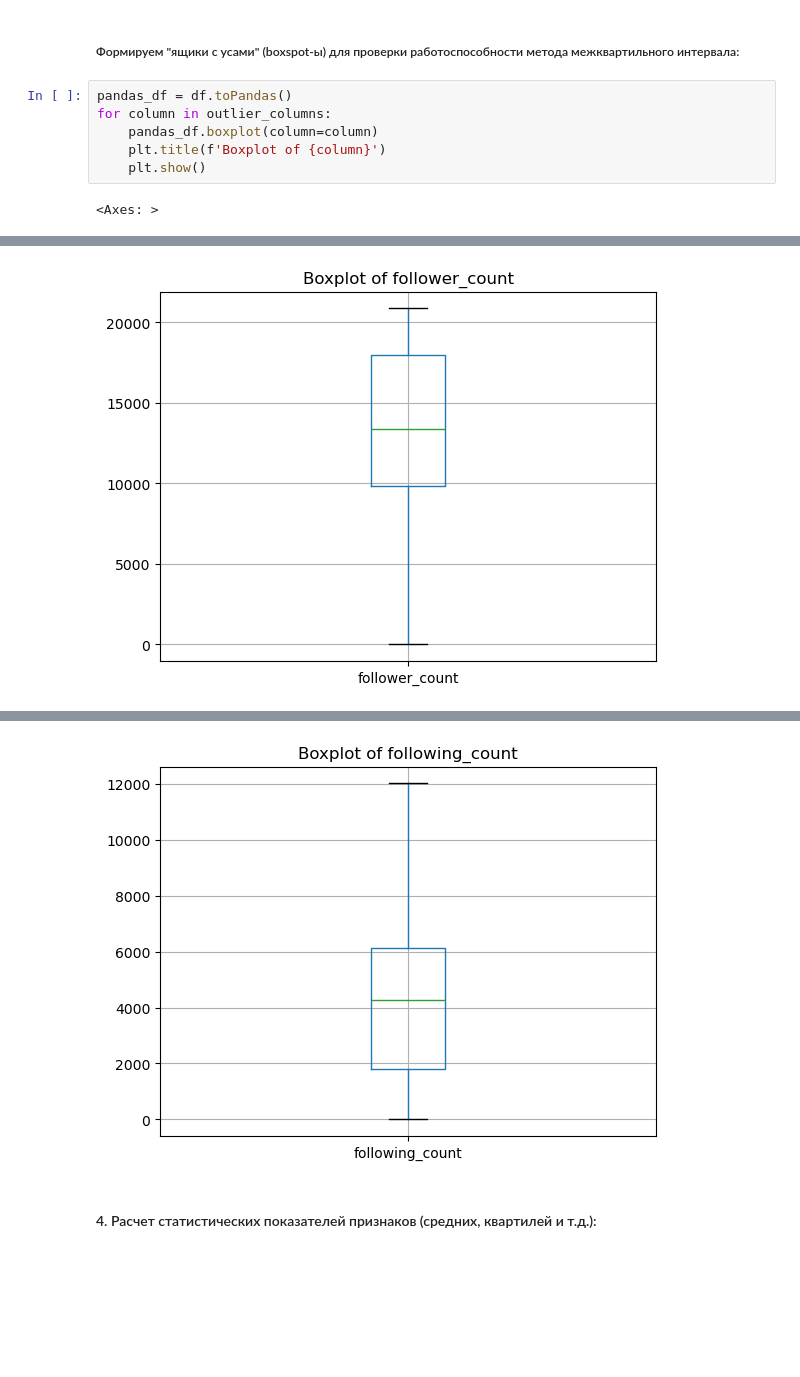
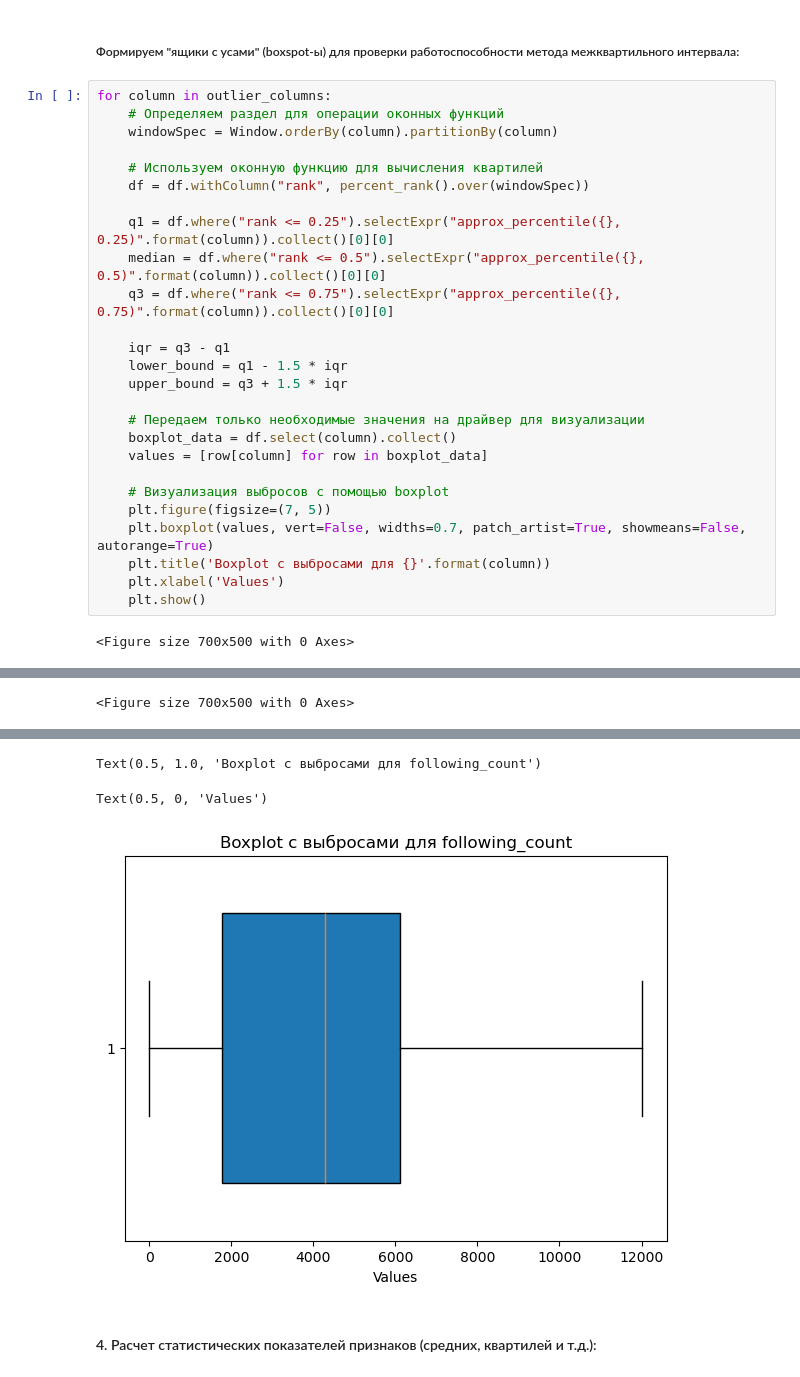
Before and after one commit to TDitS/SOBD2023, a Jupyter notebook: lab1.ipynb, the cells around one changed output, grey strips where cells are left out. Cells and saved outputs as stored; diff of their text form; blank space fills up the shorter version.

```diff
--- a/lab1.ipynb
+++ b/lab1.ipynb
@@ -208,10 +220,30 @@ df.select(['follower_count', 'following_count', 'quote_count', 'reply_count', 'l
 # %% [markdown]
 ##### Формируем "ящики с усами" (boxspot-ы) для проверки работоспособности метода межквартильного интервала:
 # %%
-pandas_df = df.toPandas()
 for column in outlier_columns:
-    pandas_df.boxplot(column=column)
-    plt.title(f'Boxplot of {column}')
+    # Определяем раздел для операции оконных функций
+    windowSpec = Window.orderBy(column).partitionBy(column)
+
+    # Используем оконную функцию для вычисления квартилей
+    df = df.withColumn("rank", percent_rank().over(windowSpec))
+
+    q1 = df.where("rank <= 0.25").selectExpr("approx_percentile({}, 0.25)".format(column)).collect()[0][0]
+    median = df.where("rank <= 0.5").selectExpr("approx_percentile({}, 0.5)".format(column)).collect()[0][0]
+    q3 = df.where("rank <= 0.75").selectExpr("approx_percentile({}, 0.75)".format(column)).collect()[0][0]
+
+    iqr = q3 - q1
+    lower_bound = q1 - 1.5 * iqr
+    upper_bound = q3 + 1.5 * iqr
+
+    # Передаем только необходимые значения на драйвер для визуализации
+    boxplot_data = df.select(column).collect()
+    values = [row[column] for row in boxplot_data]
+
+    # Визуализация выбросов с помощью boxplot
+    plt.figure(figsize=(7, 5))
+    plt.boxplot(values, vert=False, widths=0.7, patch_artist=True, showmeans=False, autorange=True)
+    plt.title('Boxplot с выбросами для {}'.format(column))
+    plt.xlabel('Values')
     plt.show()
 # %% [output]
-<Axes: >
+<Figure size 700x500 with 0 Axes>
@@ -219 +257,0 @@ Text(0.5, 1.0, 'Boxplot of follower_count')
-[figure, old version]
@@ -221,0 +261 @@ Text(0.5, 1.0, 'Boxplot of following_count')
+<Figure size 700x500 with 0 Axes>
@@ -222,4 +270,6 @@ Text(0.5, 1.0, 'Boxplot of following_count')
+Text(0.5, 1.0, 'Boxplot с выбросами для following_count')
+Text(0.5, 0, 'Values')
-[figure, old version]
+[figure, new version]
 # %% [markdown]
 #### 4. Расчет статистических показателей признаков (средних, квартилей и т.д.):
 # %% [markdown]
```
Also changed, not shown: parts of 15 cells of this notebook, 1 other file.
